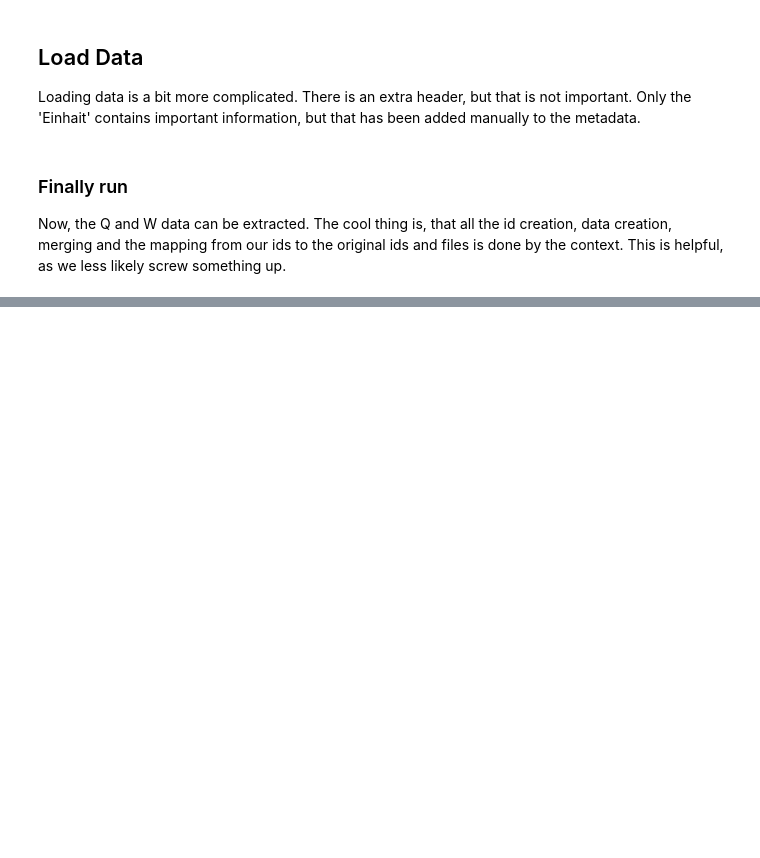
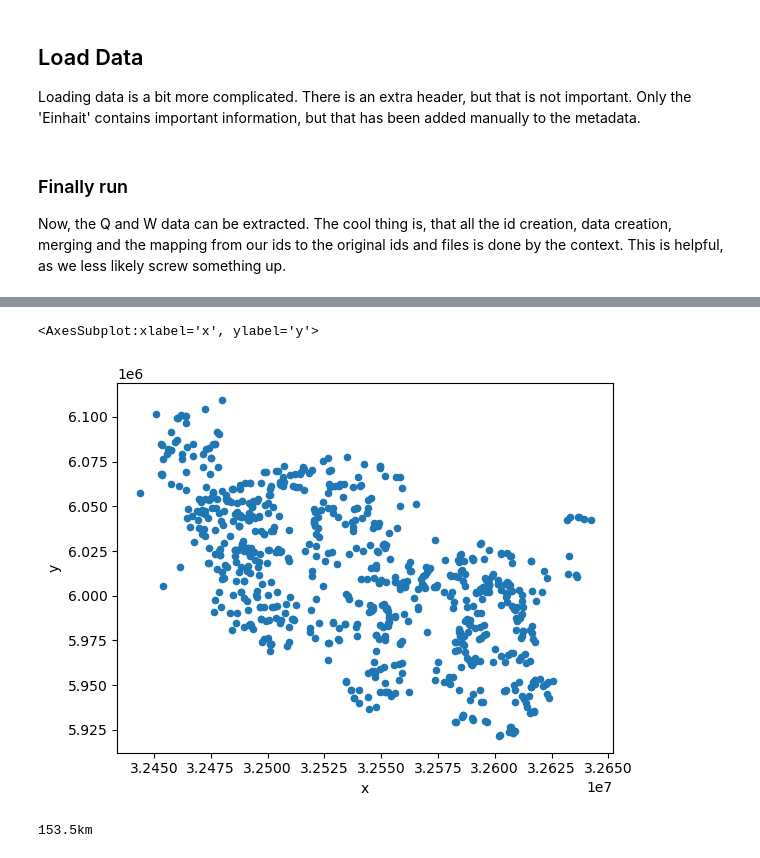
Before and after one commit to CAMELS-DE/camelsp, a Jupyter notebook: scripts/preprocess_def.ipynb, the cells around one changed output, grey strips where cells are left out. Saved outputs shown, nothing was run; the diff lists cells and outputs as text; code cells hidden in the pictures; blank space fills up the shorter version.

```diff
--- a/scripts/preprocess_def.ipynb
+++ b/scripts/preprocess_def.ipynb
@@ -105,0 +433,5 @@ with Bundesland('Schleswig-Holstein') as bl:
+# %%
+metadata[(metadata['x'] > 0)  & (metadata['y'] > 0)][['x','y']].plot(kind='scatter',x='x',y='y')
+# %% [output]
+<AxesSubplot:xlabel='x', ylabel='y'>
+[figure, added]
@@ -105,0 +475,4 @@ with Bundesland('Schleswig-Holstein') as bl:
+# %%
+calc_distance2(50.13,8.66,48.79,9.17)
+# %% [output]
+153.5km
```
Also changed, not shown: parts of 41 cells of this notebook, 27 other files.
